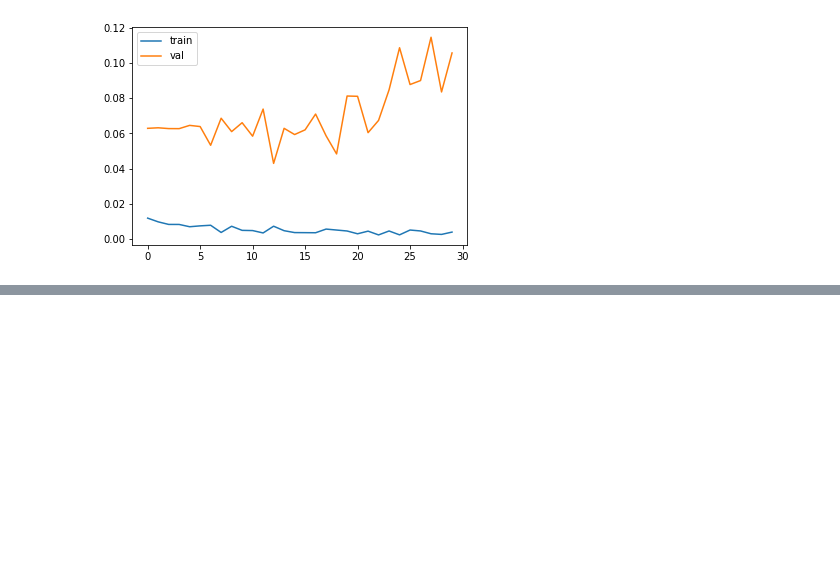
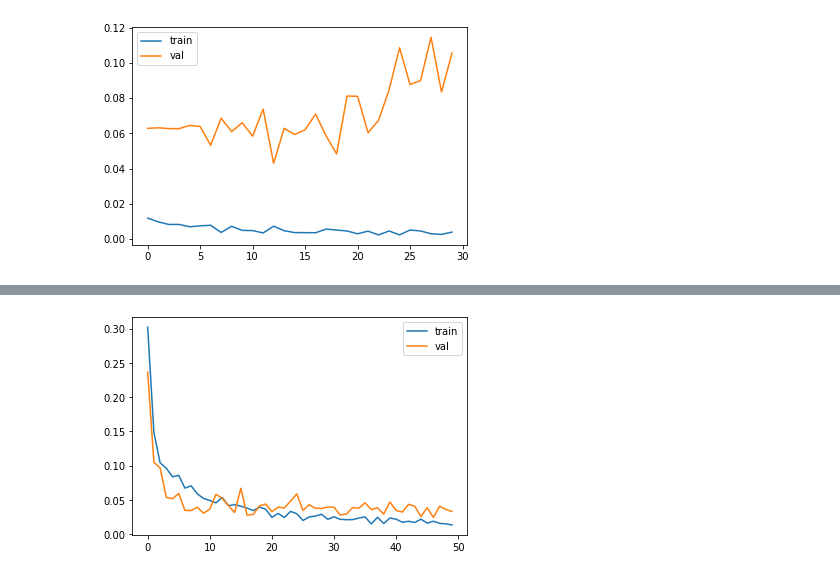
Before and after one commit to Muskan-Mittal/digit-recognizer, a Jupyter notebook: digit_recognizer.ipynb, the cells around one changed output, grey strips where cells are left out. Drawn from its saved outputs; the diff is of its cells as text; code cells hidden in the pictures; blank space fills up the shorter version.

Commit message:
Added data augmentation and improved the model

```diff
--- a/digit_recognizer.ipynb
+++ b/digit_recognizer.ipynb
@@ -196,0 +391,21 @@ submit.to_csv("../mnist_predictions.csv",index=False)
+# %%
+#Model-2
+model2 = Sequential()
+model2.add(Conv2D(32, kernel_size=3, activation='relu', input_shape=(28, 28, 1), padding='same'))
+model2.add(Conv2D(64, kernel_size=3, activation='relu', padding='same'))
+model2.add(MaxPool2D(pool_size=(2,2)))
+model2.add(BatchNormalization(axis=-1))
+#model.add(Dropout(0.5))
+
+model2.add(Conv2D(128, kernel_size=3, activation='relu', padding='same'))
+model2.add(Conv2D(128, kernel_size=3, activation='relu', padding='same'))
+model2.add(MaxPool2D(pool_size=(2,2)))
+model2.add(BatchNormalization(axis=-1))
+#model.add(Dropout(0.5))
+model2.add(Flatten())
+model2.add(Dense(256, activation = "relu"))
+model.add(Dropout(0.5))
+model2.add(Dense(10, activation='softmax'))
+# %%
+model2.compile(optimizer='adam', loss='categorical_crossentropy', metrics=['accuracy'])
+model2.summary()
@@ -196,0 +430,4 @@ submit.to_csv("../mnist_predictions.csv",index=False)
+# %%
+callbacks = [ModelCheckpoint('model/best_with_gen.h5', monitor='val_loss', verbose=1, save_best_only=True, save_weights_only=False)]
+# %%
+history = model2.fit_generator(train_gen, steps_per_epoch=train_end//batch_size, validation_data=val_gen, validation_steps= (val_end-train_end)// batch_size, epochs=50, callbacks=callbacks)
@@ -196,0 +452,8 @@ submit.to_csv("../mnist_predictions.csv",index=False)
+# %%
+# plot training history
+plt.plot(history.history['loss'], label='train')
+plt.plot(history.history['val_loss'], label='val')
+plt.legend()
+plt.show()
+# %% [output]
+[figure, added]
```
Also changed, not shown: parts of 24 cells of this notebook, 11 other files.
